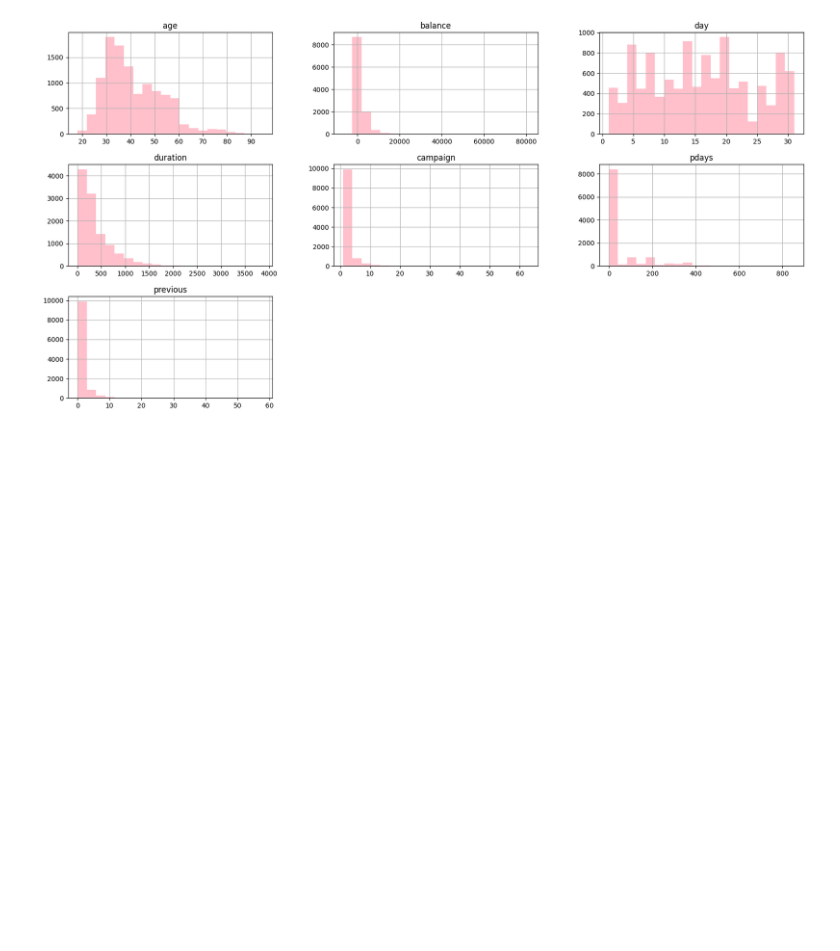
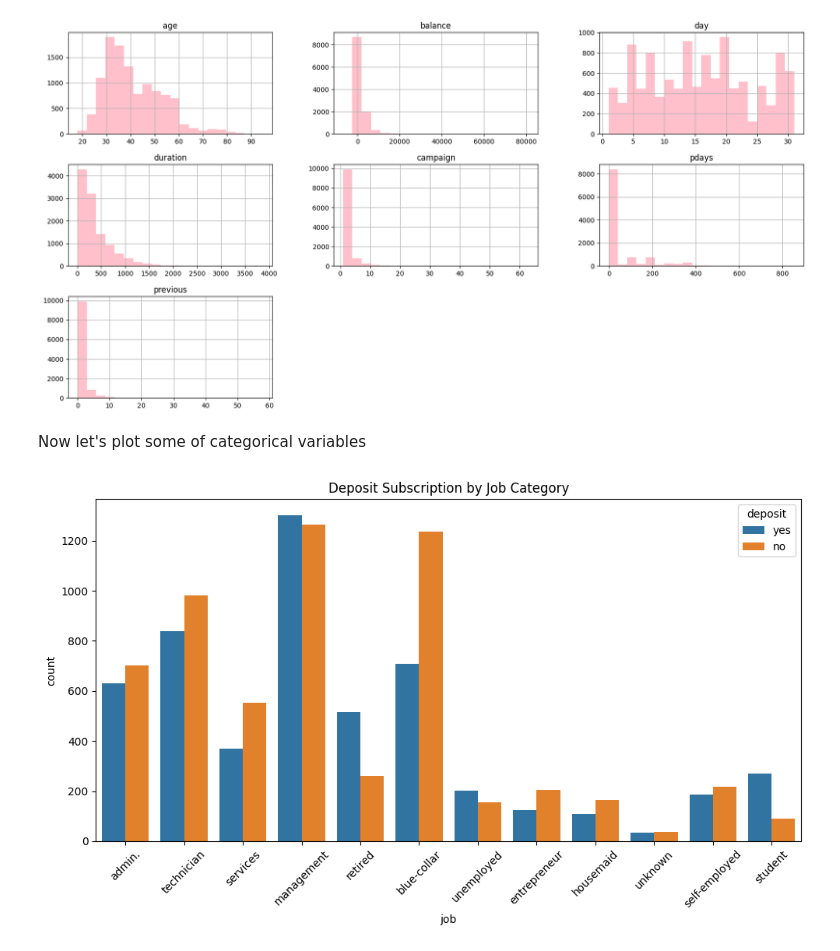
Before and after one commit to mkopanik/Bank_marketing, a Jupyter notebook: bank_marketing.ipynb, the cells around one changed output. Cells and saved outputs as stored; diff of their text form; code cells hidden in the pictures; blank space fills up the shorter version.

```diff
--- a/bank_marketing.ipynb
+++ b/bank_marketing.ipynb
@@ -125,3 +125,14 @@ df.hist(bins=20, figsize=(20,10), color='pink')
 plt.show()
 # %% [output]
 [figure]
+# %% [markdown]
+Now let's plot some of categorical variables
+# %%
+# Example for the 'job' category
+plt.figure(figsize=(10, 6))
+sns.countplot(x='job', hue='deposit', data=df)
+plt.title('Deposit Subscription by Job Category')
+plt.xticks(rotation=45)
+plt.tight_layout()
+# %% [output]
+[figure, added]
```
Also changed, not shown: parts of 4 cells of this notebook.
